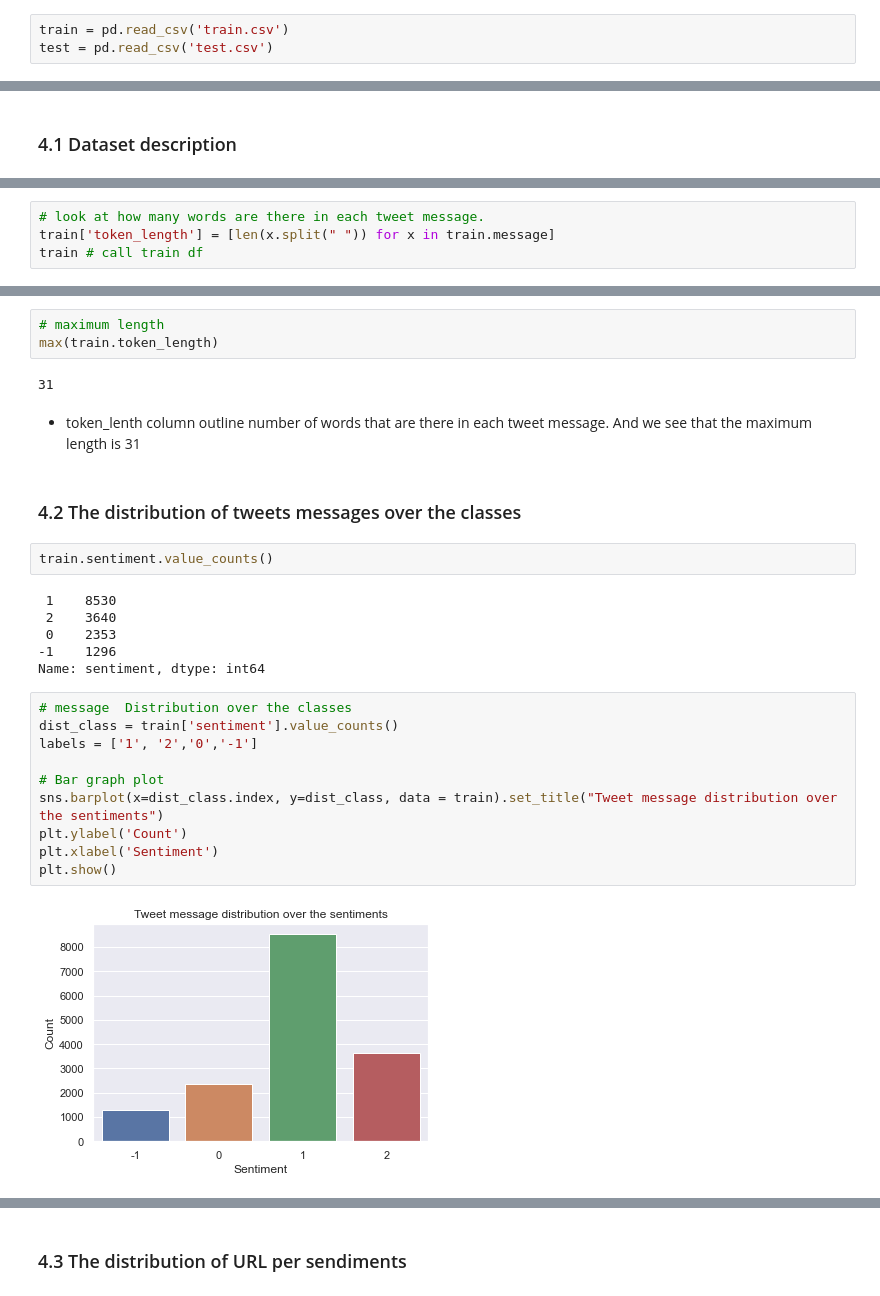
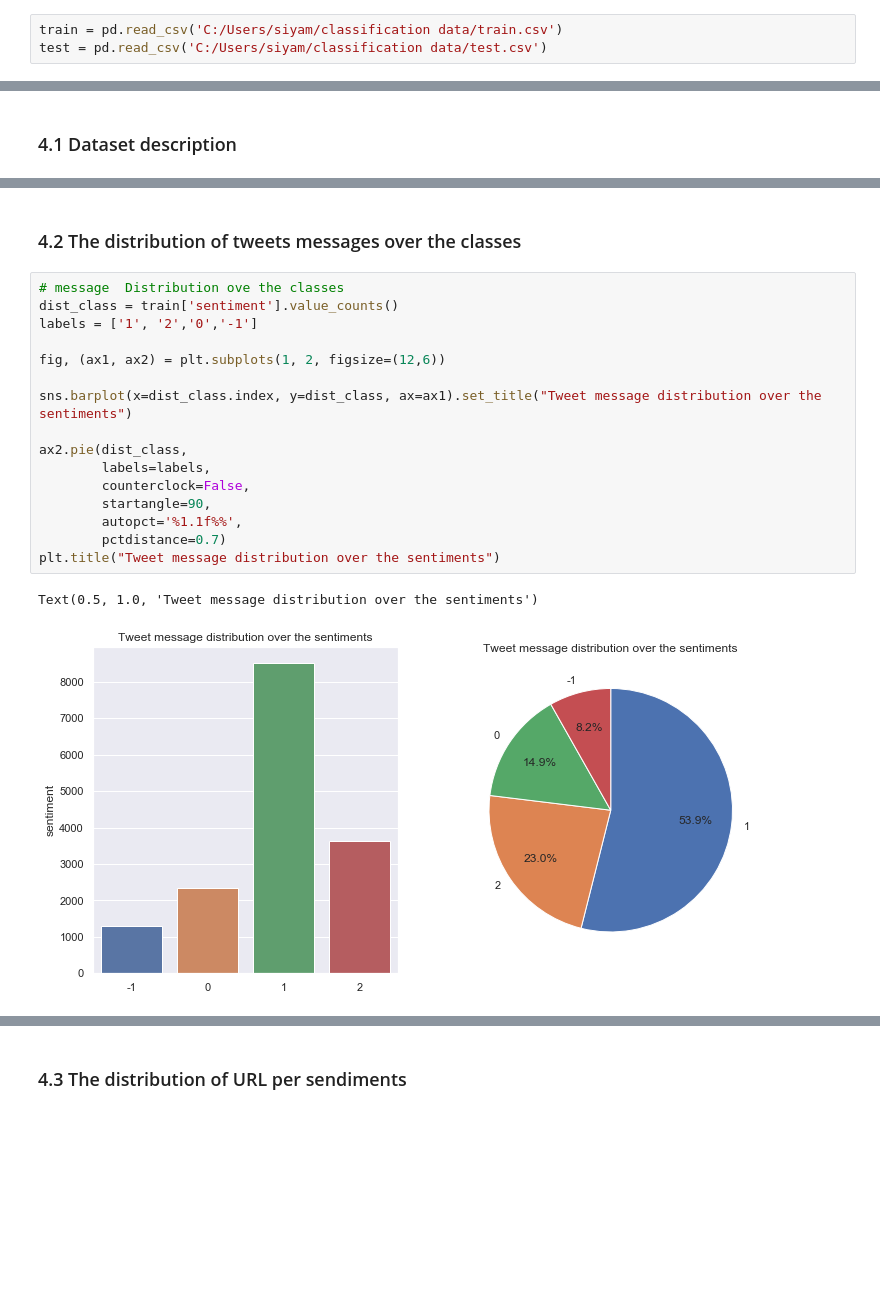
Before and after one commit to Yaya-T/Classic8, a Jupyter notebook: Classification.ipynb, the cells around one changed output, grey strips where cells are left out. Saved outputs shown, nothing was run; the diff lists cells and outputs as text; blank space fills up the shorter version.

Commit message:
Add files via upload
Added 2 ways of balancing our data

```diff
--- a/Classification.ipynb
+++ b/Classification.ipynb
@@ -70,8 +82,8 @@ True
 # %% [markdown]
 # 3. Uploading the dataset
 # %%
-train = pd.read_csv('train.csv')
-test = pd.read_csv('test.csv')
+train = pd.read_csv('C:/Users/siyam/classification data/train.csv')
+test = pd.read_csv('C:/Users/siyam/classification data/test.csv')
 # %%
 train.head()
 # %% [output]
@@ -130,4 +117,0 @@ Sentiment and tweetid columns consist of integer values, whereas message column
-# %%
-# look at how many words are there in each tweet message.
-train['token_length'] = [len(x.split(" ")) for x in train.message]
-train # call train df
@@ -148,29 +118,21 @@ train # call train df
-# %%
-# maximum length
-max(train.token_length)
-# %% [output]
-31
-# %% [markdown]
-* token_lenth column outline number of words that are there in each tweet message. And we see that the maximum length is 31
 # %% [markdown]
 ### 4.2 The distribution of tweets messages over the classes
-# %%
-train.sentiment.value_counts()
-# %% [output]
- 1    8530
- 2    3640
- 0    2353
--1    1296
-Name: sentiment, dtype: int64
 # %%
-# message  Distribution over the classes
+# message  Distribution ove the classes
 dist_class = train['sentiment'].value_counts()
 labels = ['1', '2','0','-1']
 
-# Bar graph plot
-sns.barplot(x=dist_class.index, y=dist_class, data = train).set_title("Tweet message distribution over the sentiments")
-plt.ylabel('Count')
-plt.xlabel('Sentiment')
-plt.show()
+fig, (ax1, ax2) = plt.subplots(1, 2, figsize=(12,6))
+
+sns.barplot(x=dist_class.index, y=dist_class, ax=ax1).set_title("Tweet message distribution over the sentiments")
+
+ax2.pie(dist_class,
+        labels=labels,
+        counterclock=False,
+        startangle=90,
+        autopct='%1.1f%%',
+        pctdistance=0.7)
+plt.title("Tweet message distribution over the sentiments")
 # %% [output]
+Text(0.5, 1.0, 'Tweet message distribution over the sentiments')
-[figure, old version]
+[figure, new version]
```
Also changed, not shown: parts of 77 cells of this notebook.
